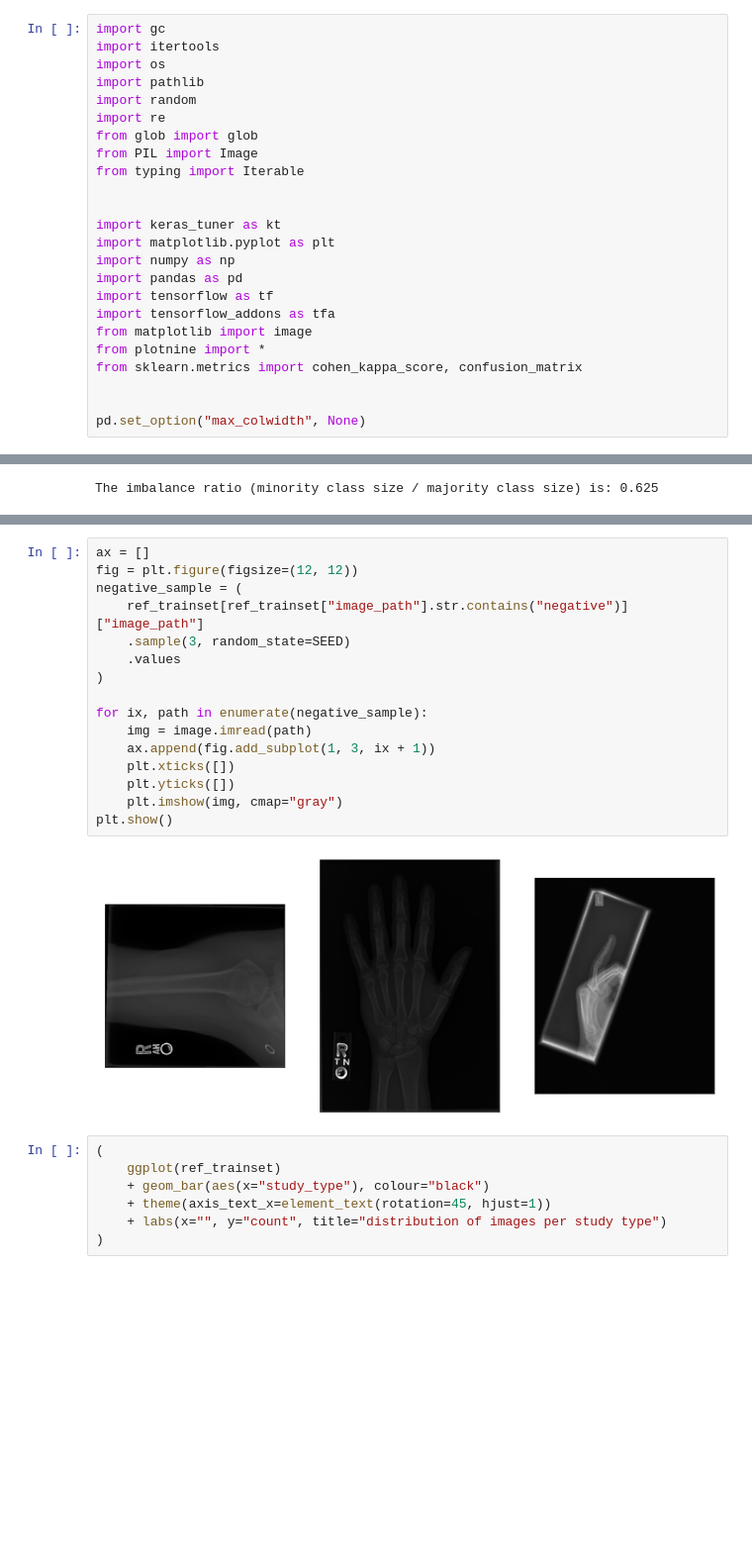
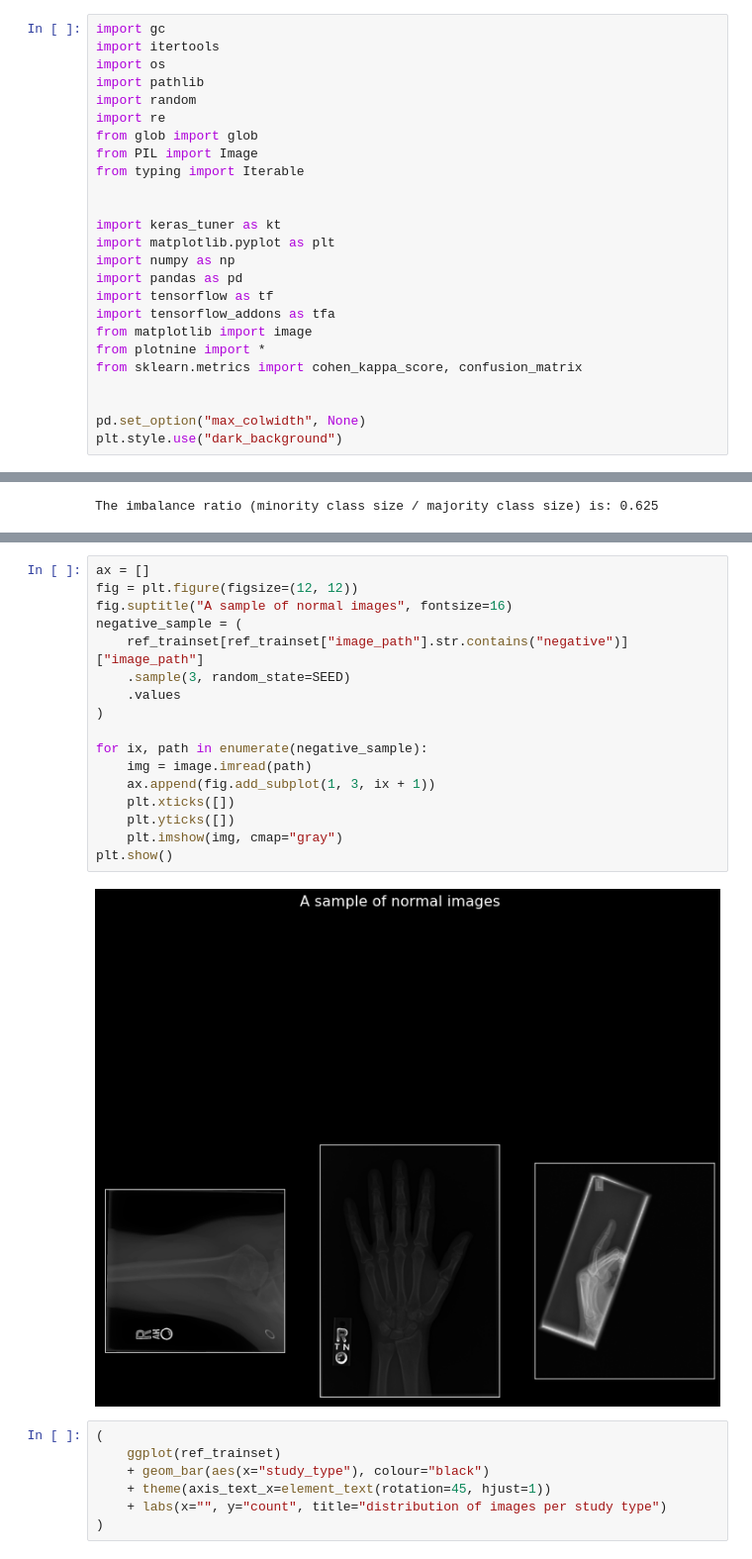
Before and after one commit to ilias-ant/x-ray-abnormality-detection, a Jupyter notebook: CNNs.ipynb, the cells around one changed output, grey strips where cells are left out. Shown at 99% size. Drawn from its saved outputs; the diff is of its cells as text; blank space fills up the shorter version.

```diff
--- a/CNNs.ipynb
+++ b/CNNs.ipynb
@@ -41,3 +41,4 @@ from sklearn.metrics import cohen_kappa_score, confusion_matrix
 
 
 pd.set_option("max_colwidth", None)
+plt.style.use("dark_background")
@@ -354,21 +356,22 @@ plt.show()
 # %%
 ax = []
 fig = plt.figure(figsize=(12, 12))
+fig.suptitle("A sample of normal images", fontsize=16)
 negative_sample = (
     ref_trainset[ref_trainset["image_path"].str.contains("negative")]["image_path"]
     .sample(3, random_state=SEED)
     .values
 )
 
 for ix, path in enumerate(negative_sample):
     img = image.imread(path)
     ax.append(fig.add_subplot(1, 3, ix + 1))
     plt.xticks([])
     plt.yticks([])
     plt.imshow(img, cmap="gray")
 plt.show()
 # %% [output]
-[figure, old version]
+[figure, new version]
 # %%
 (
     ggplot(ref_trainset)
```
Also changed, not shown: parts of 26 cells of this notebook.
